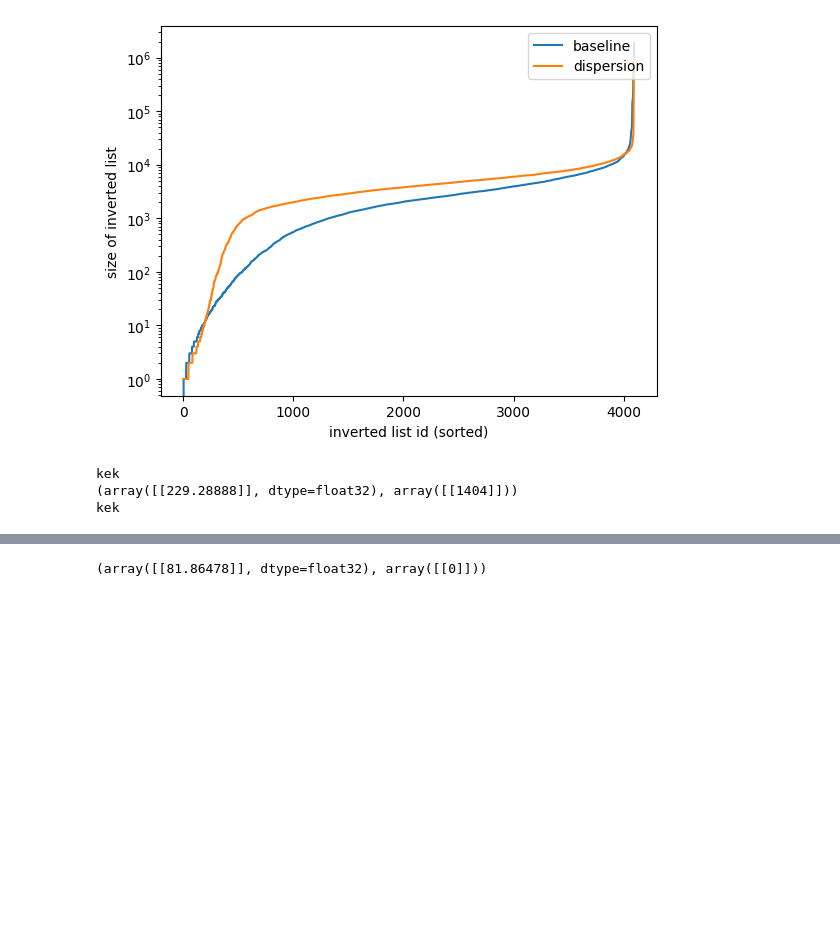
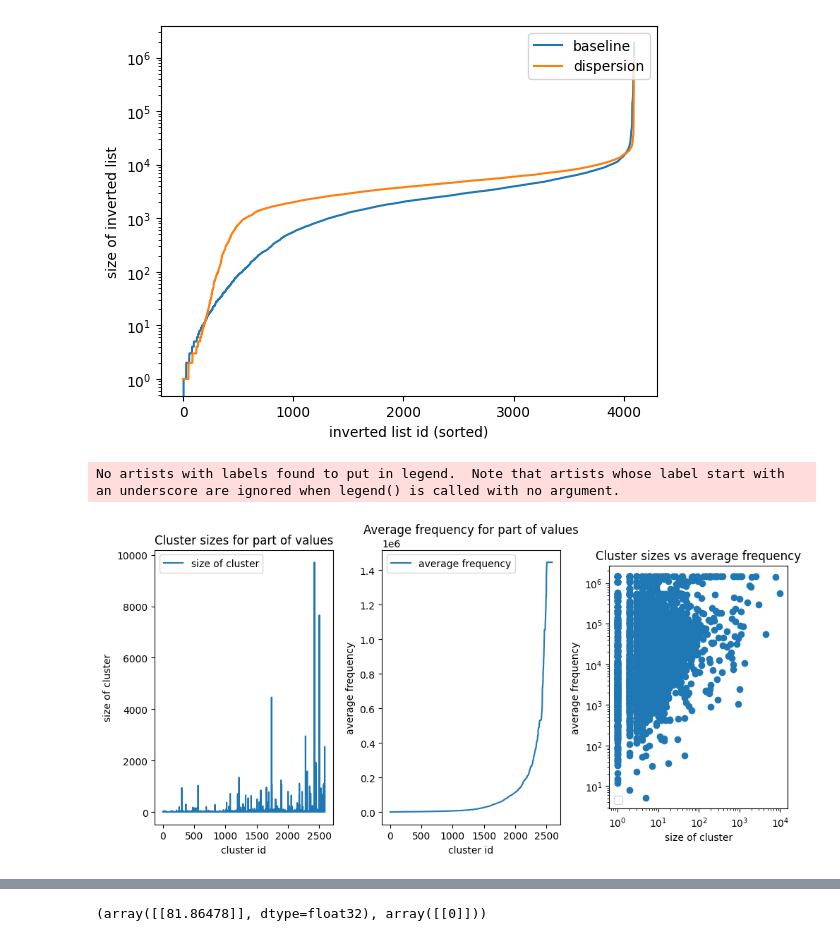
Before and after one commit to afeena/cdgm_textgen, a Jupyter notebook: sergey/statictics_kmeans.ipynb, the cells around one changed output, grey strips where cells are left out. Drawn from its saved outputs; the diff is of its cells as text; code cells hidden in the pictures; blank space fills up the shorter version.

```diff
--- a/sergey/statictics_kmeans.ipynb
+++ b/sergey/statictics_kmeans.ipynb
@@ -102,13 +98,3 @@ def make_sizes_plot(sizes_baseline, sizes_dispersion):
 make_sizes_plot(sizes_baseline, sizes_dispersion)
 # %% [output]
 [figure]
-# %%
-import numpy as np
-for i in range(10):
-    q = embedding_baseline.emb(0).astype("float32") # vector to search
-    q = np.expand_dims(q, axis=0)
-    print(embedding_baseline.knn_index.quantizer.search(q, k=1))
-# %% [output]
-kek
-(array([[229.28888]], dtype=float32), array([[1404]]))
-kek
@@ -114,0 +141,46 @@ kek
+# %%
+# plot sizes of clusters
+def plot_cluster_sizes(cluster_id_to_values):
+    fig, axes = plt.subplots(1, 3, figsize=(10, 5))
+
+    sizes = []
+    average_frequency = []
+    for k, v in cluster_id_to_values.items():
+        sizes.append(len(v))
+        average_frequency.append(np.mean([frequences[i] for i in v]))
+
+    sizes = np.array(sizes)
+    average_frequency = np.array(average_frequency)
+    idx = np.argsort(average_frequency)
+    # sort
+    sizes = sizes[idx]
+    average_frequency = average_frequency[idx]
+
+    axes[0].plot(sizes, label='size of cluster')
+    axes[0].set_xlabel('cluster id')
+    axes[0].set_ylabel('size of cluster')
+    axes[0].set_title('Cluster sizes for part of values')
+    axes[0].legend()
+    axes[1].plot(average_frequency, label='average frequency')
+    axes[1].set_xlabel('cluster id')
+    axes[1].set_ylabel('average frequency')
+    axes[1].set_title('Average frequency for part of values')
+    axes[1].legend()
+
+    # make scatter plot as well
+    axes[2].scatter(sizes, average_frequency)
+    axes[2].set_xlabel('size of cluster')
+    axes[2].set_ylabel('average frequency')
+    axes[2].set_title('Cluster sizes vs average frequency')
+    axes[2].legend()
+    axes[2].set_xscale('log')
+    axes[2].set_yscale('log')
+    axes[2].set_aspect('equal', adjustable='box')
+
+    plt.tight_layout()
+    plt.show()
+# %%
+plot_cluster_sizes(cluster_id_to_values_baseline)
+# %% [output]
+No artists with labels found to put in legend.  Note that artists whose label start with an underscore are ignored when legend() is called with no argument.
+[figure, added]
```
Also changed, not shown: parts of 12 cells of this notebook, 6 other files.
